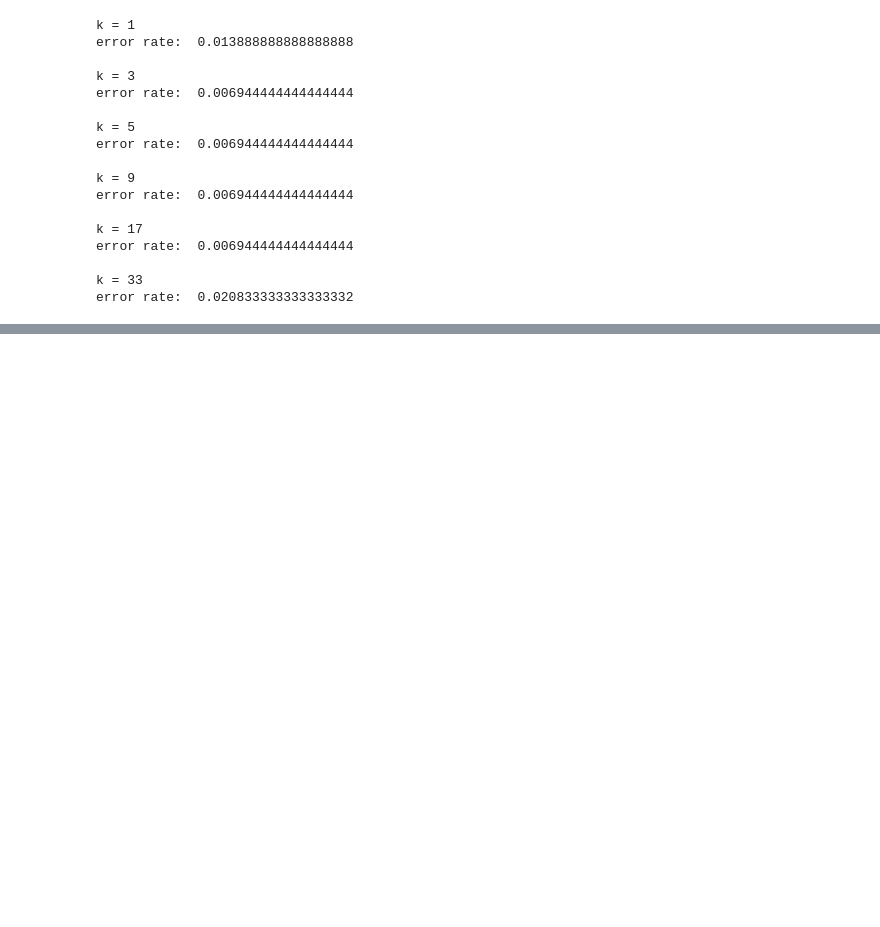
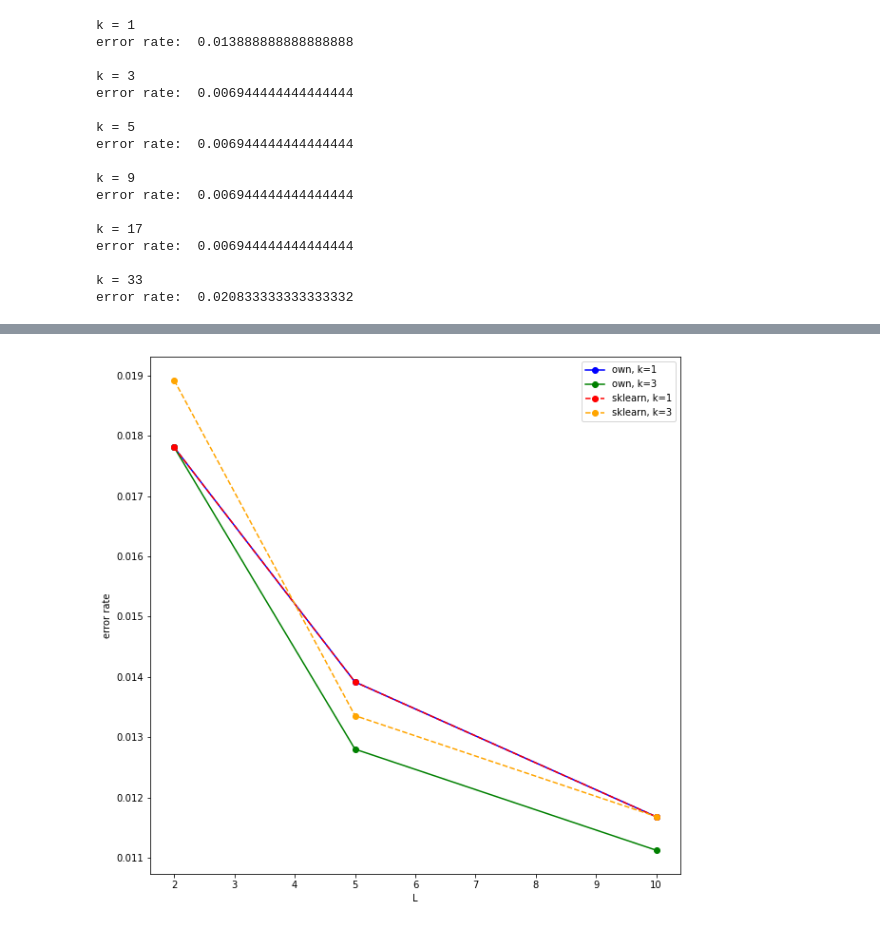
Before and after one commit to Osburg/Fundamentals-of-Machine-Learning, a Jupyter notebook: ex01b/nearest-neighbor.ipynb, the cells around one changed output, grey strips where cells are left out. Cells and saved outputs as stored; diff of their text form; code cells hidden in the pictures; blank space fills up the shorter version.

```diff
--- a/ex01b/nearest-neighbor.ipynb
+++ b/ex01b/nearest-neighbor.ipynb
@@ -204,0 +207,25 @@ Just as one would expect, the error rate is higher for very low (k=1) and very h
+# %%
+#define function that splits the data into L sub-arrays
+def split_folds(data, target, L):
+    #save data and target in one array
+    data_target = data.transpose()
+    data_target = np.append(data_target, [target], axis = 0).transpose()
+
+    #shuffle the array
+    data_target = np.random.permutation(data_target)
+
+    #split the array
+    data_target = np.array_split(data_target, L)
+
+    #save the folds in arrays
+    X_folds = []
+    Y_folds = []
+
+    for Set in data_target:
+        Set = Set.transpose()
+        d = Set[:-1].transpose()
+        t = Set[-1].transpose()
+        X_folds.append(d)
+        Y_folds.append(t)
+
+    return [X_folds, Y_folds]
@@ -204,0 +316,16 @@ Just as one would expect, the error rate is higher for very low (k=1) and very h
+# %%
+#create plot of the results
+L = [2,5,10]
+
+fig = plt.figure(figsize=(10,10))
+ax = fig.add_subplot(111)
+ax.plot(L,errors_mean_own_1, color="blue", label="own, k=1", marker="o")
+ax.plot(L,errors_mean_own_3, color="green", label="own, k=3", marker="o")
+ax.plot(L,errors_mean_sklearn_1, color="red", label="sklearn, k=1", linestyle="dashed", marker="o")
+ax.plot(L,errors_mean_sklearn_3, color="orange", label="sklearn, k=3", linestyle="dashed", marker="o")
+ax.set_xlabel("L")
+ax.set_ylabel("error rate")
+ax.legend()
+plt.show()
+# %% [output]
+[figure, added]
```
Also changed, not shown: parts of 4 cells of this notebook.
